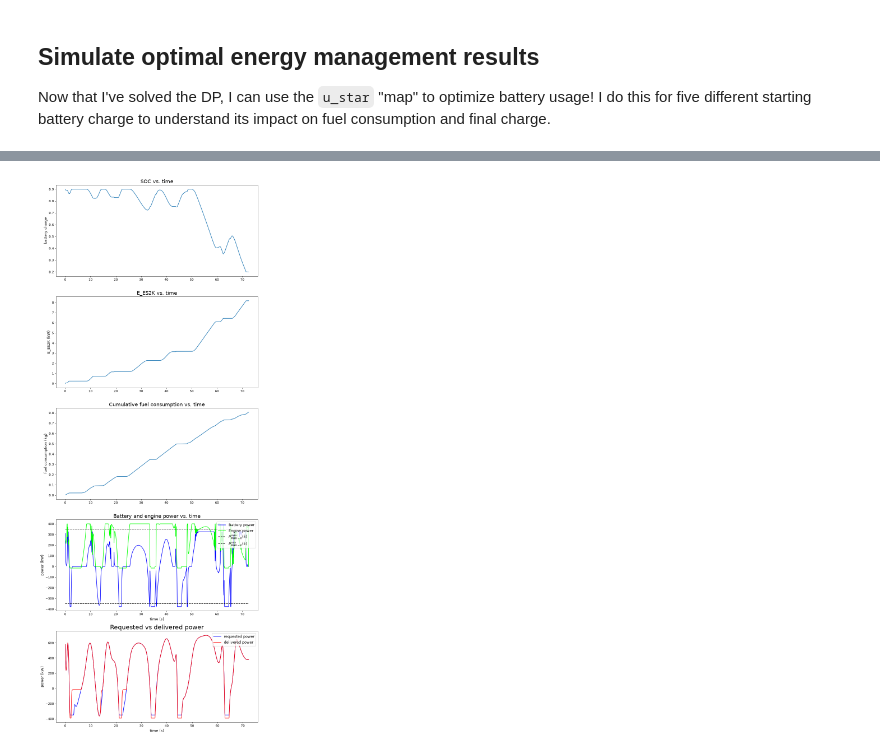
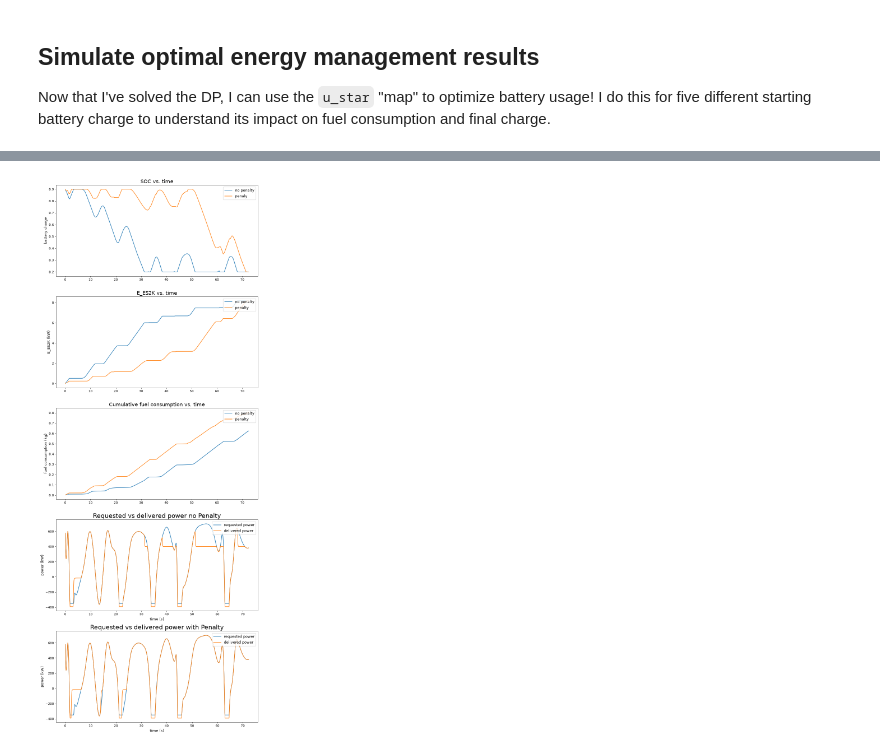
Before and after one commit to tommasoandina1/thermal-aware-ems-f1, a Jupyter notebook: controller/01b_single_lap_DP_vectorized.ipynb, the cells around one changed output, grey strips where cells are left out. Cells and saved outputs as stored; diff of their text form; code cells hidden in the pictures.

```diff
--- a/controller/01b_single_lap_DP_vectorized.ipynb
+++ b/controller/01b_single_lap_DP_vectorized.ipynb
@@ -37,7 +39,7 @@ eta_MGU = params['eta_MGU']
 
 E_ES2K_max = params['E_deploy_max'] # 9[MJ]
 
-SOC_min = params['SoC_min']     # 0.1[-]
+SOC_min = params['SoC_min']     # 0.2[-]
 SOC_max = params['SoC_max']     # 0.9[-]
 
 eta_ICE = params['eta_ICE']
@@ -45,7 +47,7 @@ P_ICE0 = params['P_ICE0']
 LHV = params['LHV']
 
 # Load Data: of t,v,a
-data = np.load('/app/data/qualifying_Canada/Canada_qualifying.npy')
+data = np.load('data/qualifying_Canada/Canada_qualifying.npy')
 
 t = data[0,:]
 v = data[1,:]
@@ -221,48 +264,54 @@ fuel: 805.48 g | final SoC: 0.2000 | deploy: 8.175 MJ
 plot.figure(num=5, figsize=(10, 25), dpi=80, facecolor='w', edgecolor='k')
 
 plot.subplot(5,1,1)
-plot.plot(t, SOC_sim90)
+plot.plot(t, SOC_np,label='no penalty')
+plot.plot(t, SOC_sim90,label='penaly')
 plot.ylabel('battery charge', fontsize=12)
 plot.title('SOC vs. time', fontsize=16)
+plot.legend(loc=1, fontsize=12)
 
 plot.subplot(5,1,2)
-plot.plot(t, E_ES2K_sim90/1e6)
+plot.plot(t, E_ES2K_np/1e6,label='no penalty')
+plot.plot(t, E_ES2K_sim90/1e6,label='penalty')
 plot.ylabel('E_ES2K (kW)', fontsize=12)
 plot.title('E_ES2K vs. time', fontsize=16)
+plot.legend(loc=1, fontsize=12)
 
 plot.subplot(5,1,3)
-plot.plot(t, np.cumsum(J_sim90))
+plot.plot(t, np.cumsum(J_np),label='no penalty')
+plot.plot(t, np.cumsum(J_sim90),label='penalty')
 plot.ylabel('fuel consumption (kg)', fontsize=12)
 plot.title('Cumulative fuel consumption vs. time', fontsize=16)
-
-
-plot.subplot(5,1,4)
-plot.plot(t, P_mech_MGU_K_real90/1e3, 'blue', label='Battery power')
-plot.plot(t, P_eng_sim90/1e3, 'lime', label='Engine power')
-plot.plot(t, P_MGU_max*np.ones(t.shape)/1e3, 'k--', label=r'$P_{MGU-K}^{max}(k)$')
-plot.plot(t, P_MGU_min*np.ones(t.shape)/1e3, 'k--', label=r'$P_{MGU-K}^{min}(k)$')
-plot.ylabel('power (kW)', fontsize=12)
-plot.title('Battery and engine power vs. time', fontsize=16)
-plot.xlabel('time (s)', fontsize=12)
 plot.legend(loc=1, fontsize=12)
 
 
 P_gb2 = np.zeros_like(P_gb)
 for k in range(len(P_gb)):
     if P_gb[k]<=P_MGU_min:
         P_gb2[k] = P_MGU_min
     else:
         P_gb2[k]=P_gb[k]
 
-plot.subplot(5,1,5)
-plot.plot(t[0:-2], P_gb2[0:-2]/1e3, 'blue', label='requested power')
-plot.plot(t[0:-2], (P_eng_sim90[0:-2]+P_mech_MGU_K_real90[0:-2])/1e3, 'red', label='delivered power')
+plot.subplot(5,1,4)
+plot.plot(t[0:-2], P_gb2[0:-2]/1e3, label='requested power')
+plot.plot(t[0:-2], (P_eng_np[0:-2]+P_mech_MGU_K_np[0:-2])/1e3, label='delivered power')
 plot.ylabel('power (kW)', fontsize=12)
-plot.title('Requested vs delivered power', fontsize=20)
+plot.title('Requested vs delivered power no Penalty', fontsize=20)
 plot.xlabel('time (s)', fontsize=12)
 plot.legend(loc=1, fontsize=12)
 
+
+plot.subplot(5,1,5)
+plot.plot(t[0:-2], P_gb2[0:-2]/1e3, label='requested power')
+plot.plot(t[0:-2], (P_eng_sim90[0:-2]+P_mech_MGU_K_real90[0:-2])/1e3, label='delivered power')
+plot.ylabel('power (kW)', fontsize=12)
+plot.title('Requested vs delivered power with Penalty', fontsize=20)
+plot.xlabel('time (s)', fontsize=12)
+plot.legend(loc=1, fontsize=12)
+
+
+
 plot.tight_layout()
 plot.show()
 # %% [output]
-[figure, old version]
+[figure, new version]
```
Also changed, not shown: parts of 6 cells of this notebook, 17 other files.
